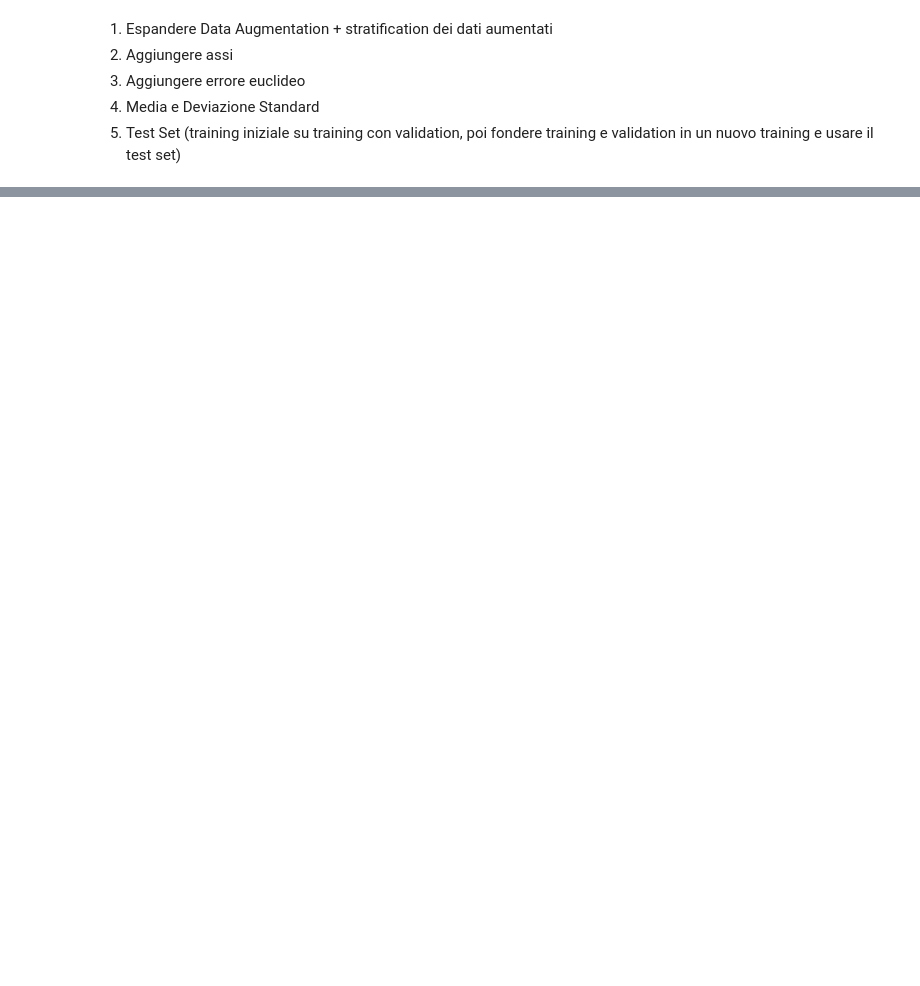
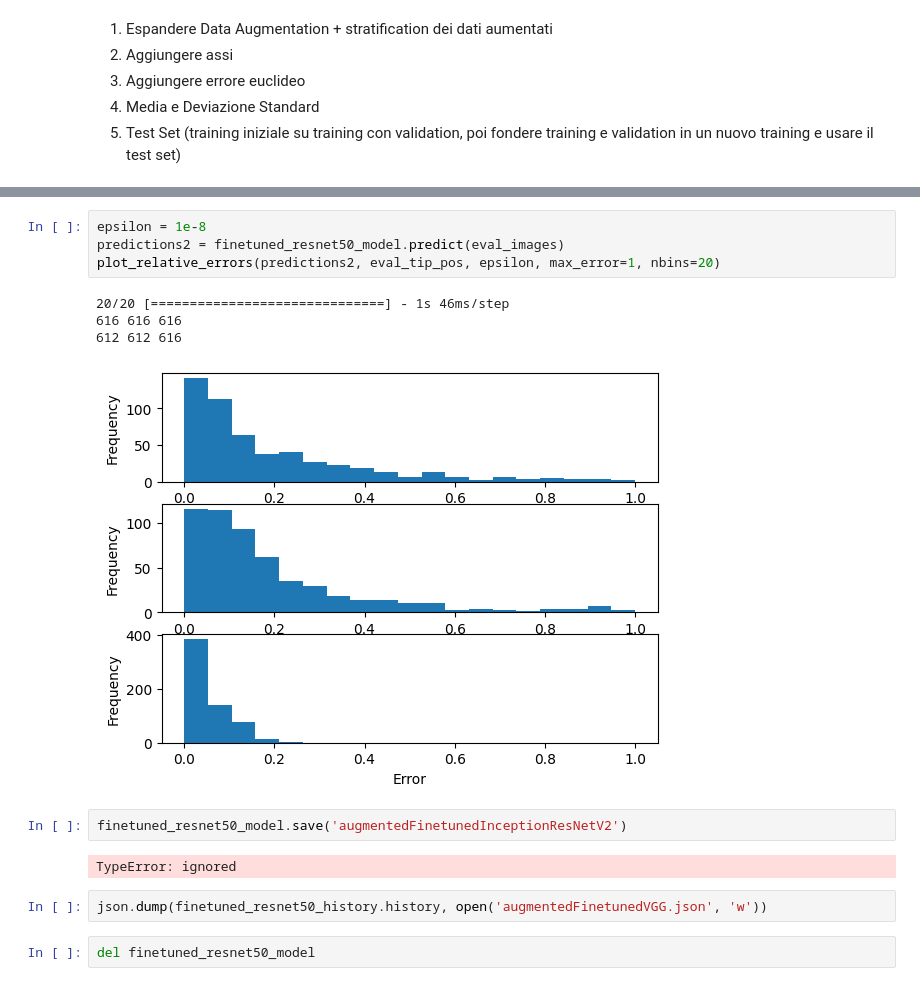
Before and after one commit to Servat0r/Robotics-Project, a Jupyter notebook: Robotics.ipynb, the cells around one changed output, grey strips where cells are left out. Saved outputs shown, nothing was run; the diff lists cells and outputs as text; blank space fills up the shorter version.

```diff
--- a/Robotics.ipynb
+++ b/Robotics.ipynb
@@ -667,0 +876,17 @@ json.dump(augmented_finetuned_vgg_history.history, open('augmentedFinetunedVGG.j
+# %%
+epsilon = 1e-8
+predictions2 = finetuned_resnet50_model.predict(eval_images)
+plot_relative_errors(predictions2, eval_tip_pos, epsilon, max_error=1, nbins=20)
+# %% [output]
+20/20 [==============================] - 1s 46ms/step
+616 616 616
+612 612 616
+[figure, added]
+# %%
+finetuned_resnet50_model.save('augmentedFinetunedInceptionResNetV2')
+# %% [output]
+TypeError: ignored
+# %%
+json.dump(finetuned_resnet50_history.history, open('augmentedFinetunedVGG.json', 'w'))
+# %%
+del finetuned_resnet50_model
```
Also changed, not shown: parts of 25 cells of this notebook.
